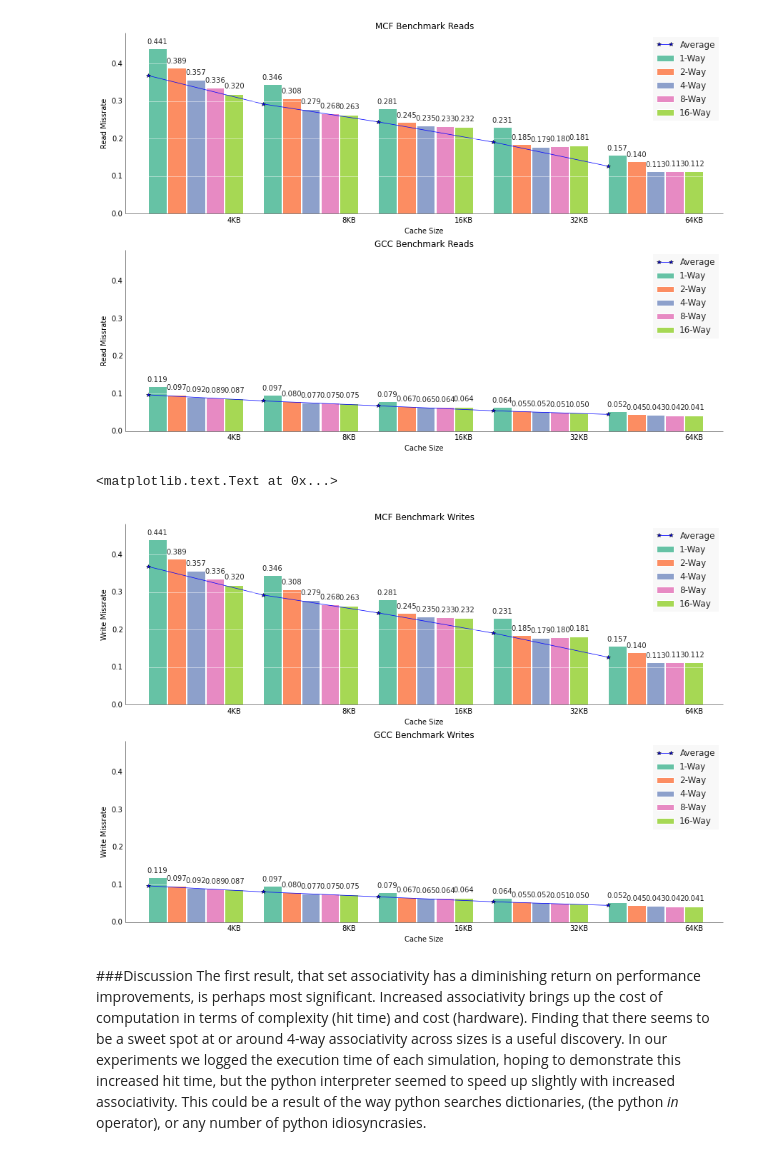
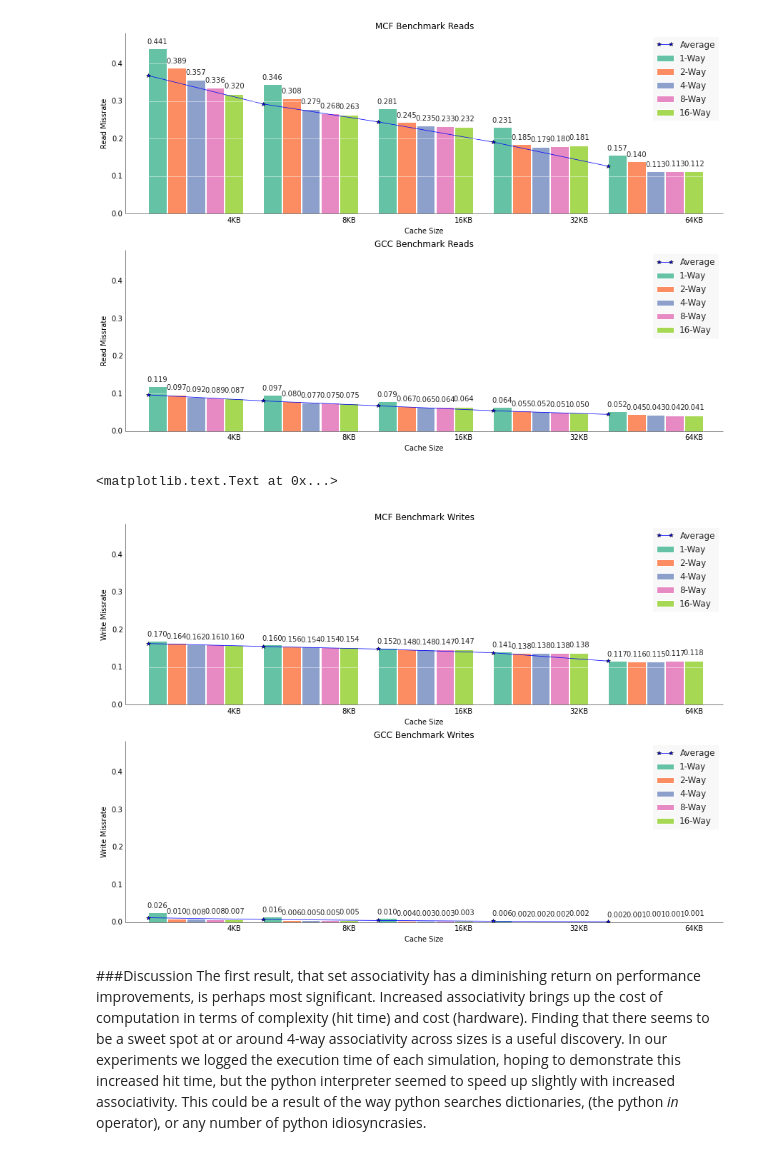
Before and after one commit to nihakue/cache_sim, a Jupyter notebook: Report.ipynb, the cells around one changed output. Saved outputs shown, nothing was run; the diff lists cells and outputs as text; code cells hidden in the pictures.

Commit message:
fixed report graph, updated readme to be more specific

```diff
--- a/Report.ipynb
+++ b/Report.ipynb
@@ -147,35 +147,35 @@ axes[1].set_title('GCC Benchmark Reads')
 # %%
 write_missrates = [mcf_wmissrate, gcc_wmissrate]
 fig, axes = plt.subplots(nrows=2, figsize=(15, 10))
 left = np.linspace(0,20,len(sizes))
-for ax, trace in zip(axes, read_missrates):
+for ax, trace in zip(axes, write_missrates):
     ax.set_ylim([0,.3])
     for i, way in enumerate(ways):
         way_mr = trace[way]
         ppl.bar(ax, [l + i/1.2 for l in left], [way_mr[size] for size in sizes],
                 annotate=way_mr[size],
                 label='%d-Way' % (way),
                 color=colors[way],
                 grid='y',
                 xticklabels=['%sKB' % size for size in sizes])
         ax.set_ylabel('Write Missrate')
         ax.set_xlabel('Cache Size')
     avg_mr = {size: sum(trace[way][size]
                         for way in trace) / (len(ways) * 1.0)
               for size in sizes}
     ppl.plot(ax,
              left,
              [avg_mr[size] for size in sizes],
              'b-*',
              label='Average',
              )
     ppl.legend(ax)
 
 axes[0].set_title('MCF Benchmark Writes')
 axes[1].set_title('GCC Benchmark Writes')
 # %% [output]
 <matplotlib.text.Text at 0x...>
-[figure, old version]
+[figure, new version]
 # %% [markdown]
 ###Discussion
 The first result, that set associativity has a diminishing return on performance improvements, is perhaps most significant. Increased associativity brings up the cost of computation in terms of complexity (hit time) and cost (hardware). Finding that there seems to be a sweet spot at or around 4-way associativity across sizes is a useful discovery. In our experiments we logged the execution time of each simulation, hoping to demonstrate this increased hit time, but the python interpreter seemed to speed up slightly with increased associativity. This could be a result of the way python searches dictionaries, (the python *in* operator), or any number of python idiosyncrasies.
```
Also changed, not shown: 2 other files.
